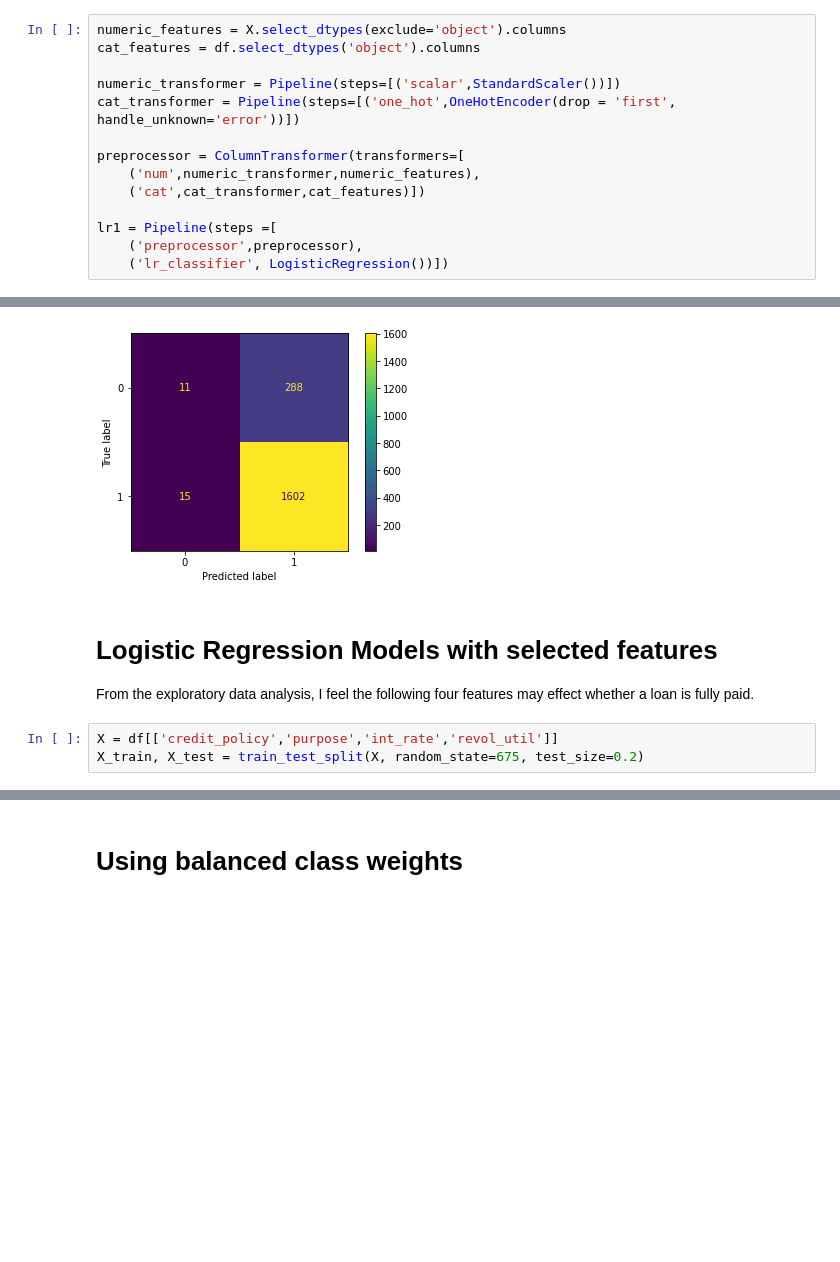
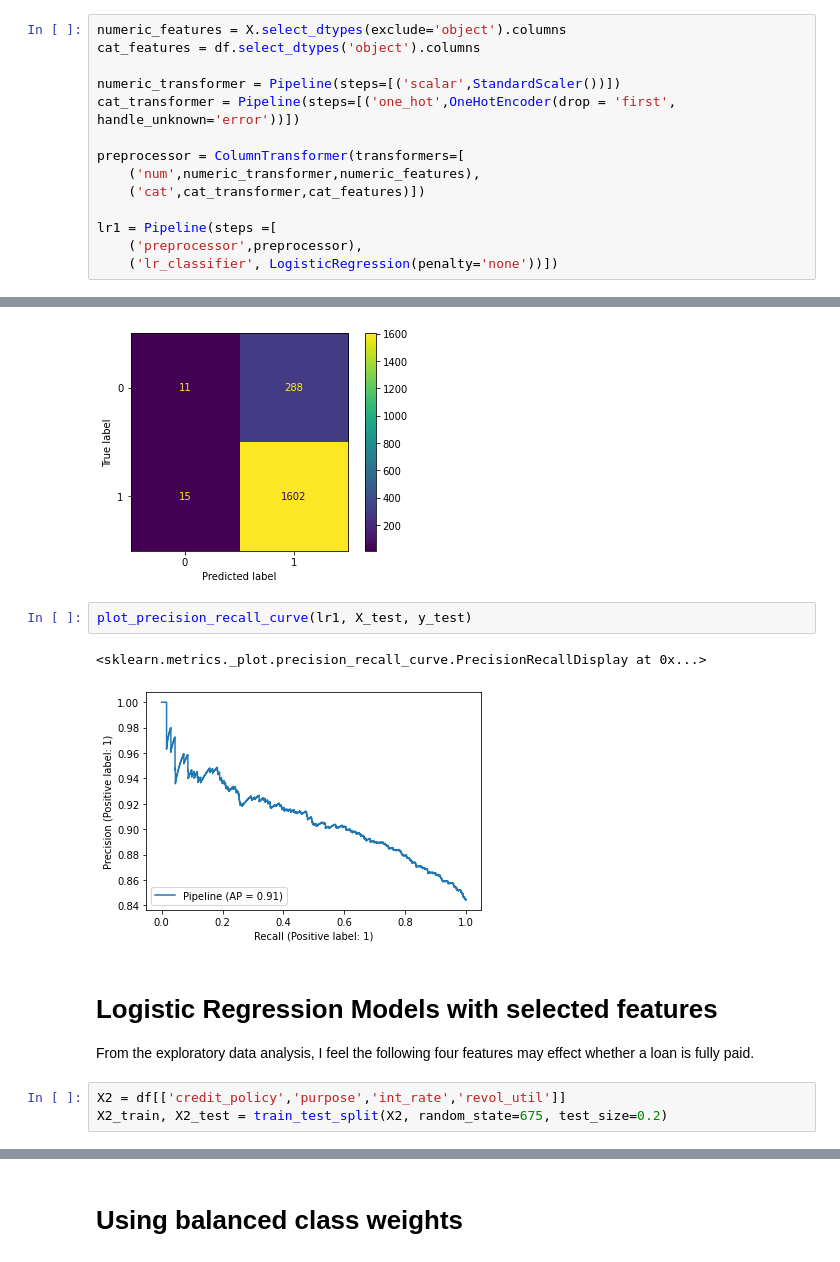
Before and after one commit to mathisme/ThinkfulSLCap, a Jupyter notebook: notebooks/Logistic Regression.ipynb, the cells around one changed output, grey strips where cells are left out. Drawn from its saved outputs; the diff is of its cells as text; blank space fills up the shorter version.

```diff
--- a/notebooks/Logistic Regression.ipynb
+++ b/notebooks/Logistic Regression.ipynb
@@ -42,7 +59,7 @@ preprocessor = ColumnTransformer(transformers=[
 
 lr1 = Pipeline(steps =[
     ('preprocessor',preprocessor),
-    ('lr_classifier', LogisticRegression())])
+    ('lr_classifier', LogisticRegression(penalty='none'))])
 # %%
 lr1.fit(X_train,y_train)
 # %% [output]
@@ -83,11 +90,16 @@ plot_confusion_matrix(lr1, X_test, y_test)
 # %% [output]
 <sklearn.metrics._plot.confusion_matrix.ConfusionMatrixDisplay at 0x...>
 [figure]
+# %%
+plot_precision_recall_curve(lr1, X_test, y_test)
+# %% [output]
+<sklearn.metrics._plot.precision_recall_curve.PrecisionRecallDisplay at 0x...>
+[figure, added]
 # %% [markdown]
 # Logistic Regression Models with selected features
 
 From the exploratory data analysis, I feel the following four features may effect whether a loan is fully paid.
 # %%
-X = df[['credit_policy','purpose','int_rate','revol_util']]
-X_train, X_test = train_test_split(X, random_state=675, test_size=0.2)
+X2 = df[['credit_policy','purpose','int_rate','revol_util']]
+X2_train, X2_test = train_test_split(X2, random_state=675, test_size=0.2)
 # %%
```
Also changed, not shown: parts of 22 cells of this notebook.
